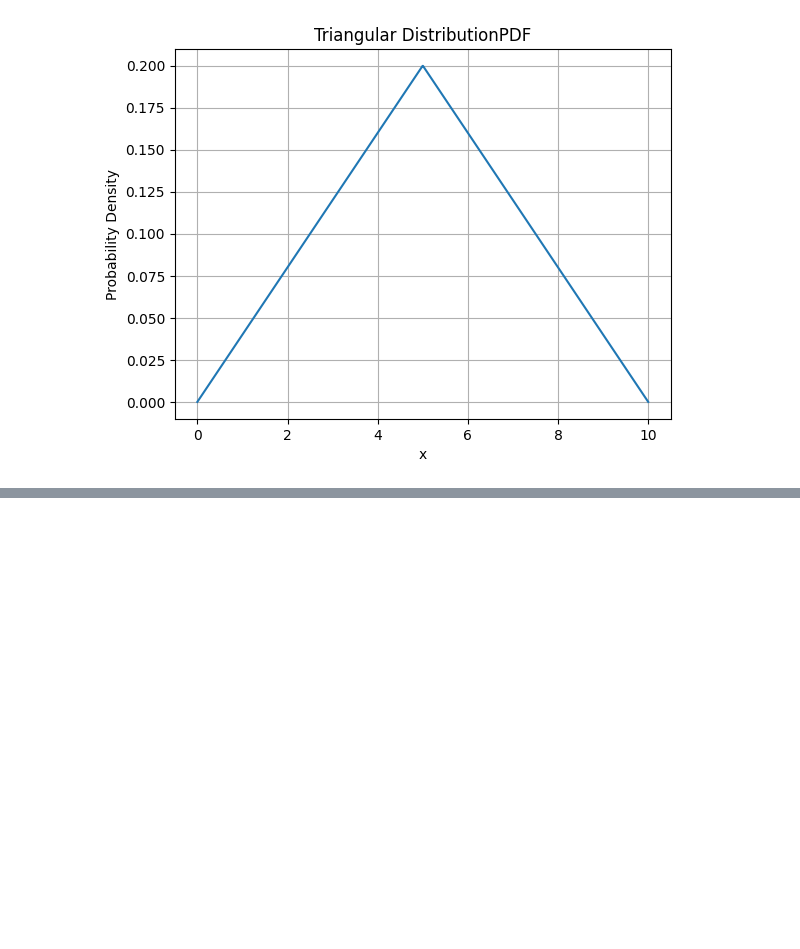
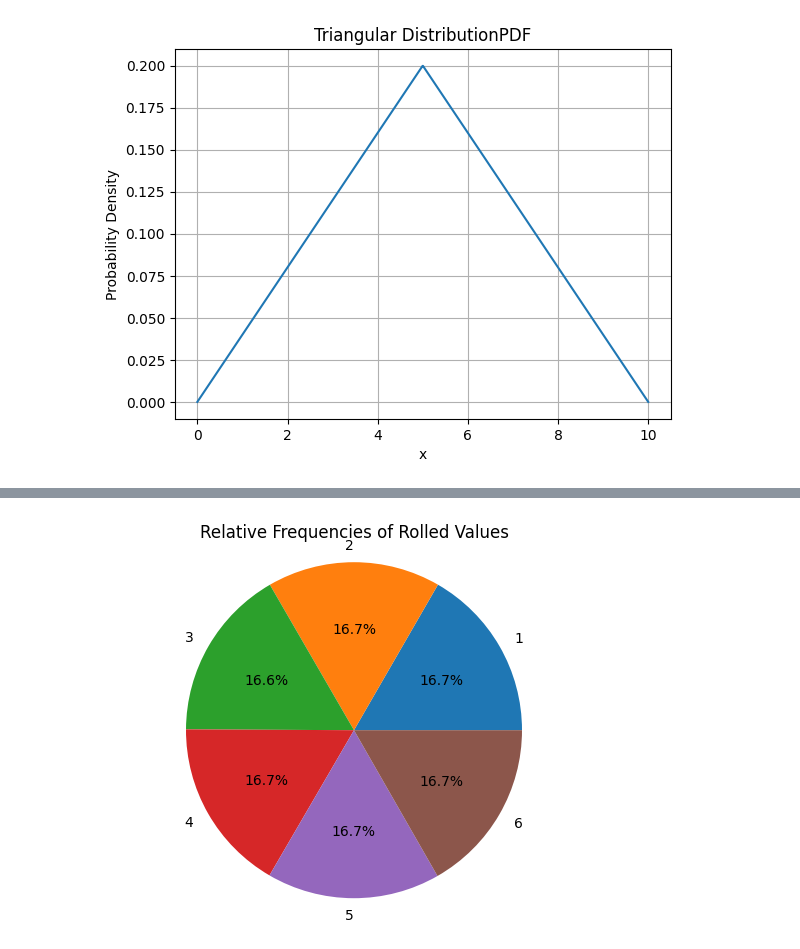
Before and after one commit to arunp77/MonteCarlo-simulation, a Jupyter notebook: Monte-carlo-simulations.ipynb, the cells around one changed output, grey strips where cells are left out. Drawn from its saved outputs; the diff is of its cells as text; code cells hidden in the pictures; blank space fills up the shorter version.

```diff
--- a/Monte-carlo-simulations.ipynb
+++ b/Monte-carlo-simulations.ipynb
@@ -491,0 +557,11 @@ It can be classified into different types based on their underlying mechanisms a
+# %%
+# Count the frequencies of each rolled value
+value_counts = [rolls.count(i) for i in range(1, 7)]
+
+# Plotting the pie chart
+plt.pie(value_counts, labels=range(1, 7), autopct='%1.1f%%')
+plt.title('Relative Frequencies of Rolled Values')
+plt.axis('equal')  # Equal aspect ratio ensures a circular pie
+plt.show()
+# %% [output]
+[figure, added]
```
Also changed, not shown: parts of 12 cells of this notebook.
